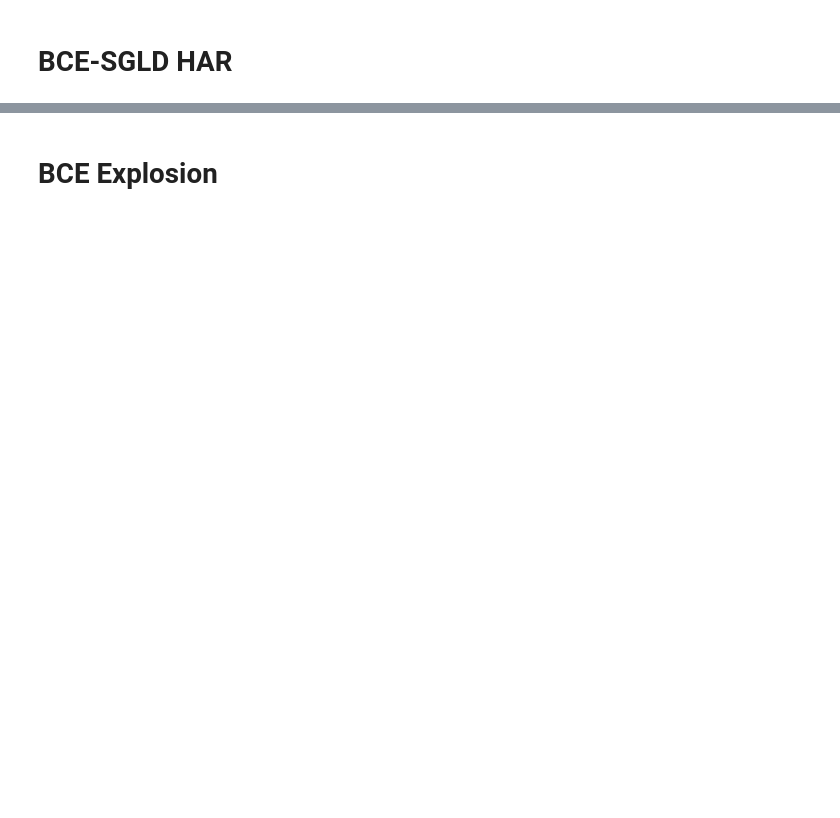
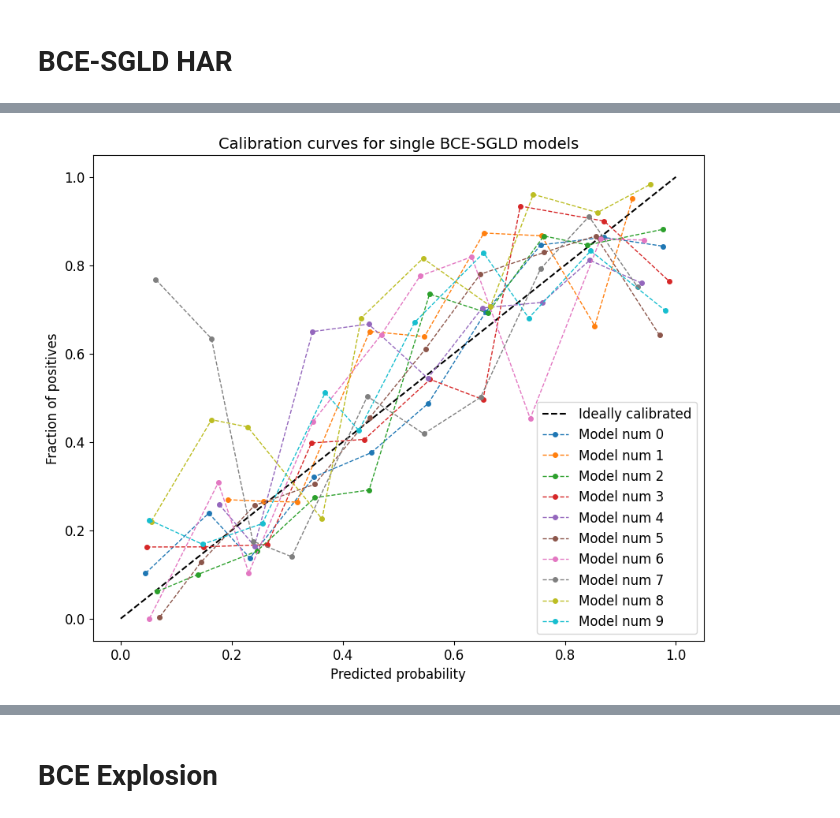
Before and after one commit to stalex2902/uncertainty-aware-cpd, a Jupyter notebook: notebooks/calibration.ipynb, the cells around one changed output, grey strips where cells are left out. Saved outputs shown, nothing was run; the diff lists cells and outputs as text; code cells hidden in the pictures; blank space fills up the shorter version.

```diff
--- a/notebooks/calibration.ipynb
+++ b/notebooks/calibration.ipynb
@@ -215,0 +214,6 @@ Collectting model's outputs
+# %%
+title = "Calibration curves for single BCE-SGLD models"
+
+plot_calibration_curves(ens_bce.models_list, test_dataloader, title=title);
+# %% [output]
+[figure, added]
```
Also changed, not shown: parts of 21 cells of this notebook, 3 other files.
